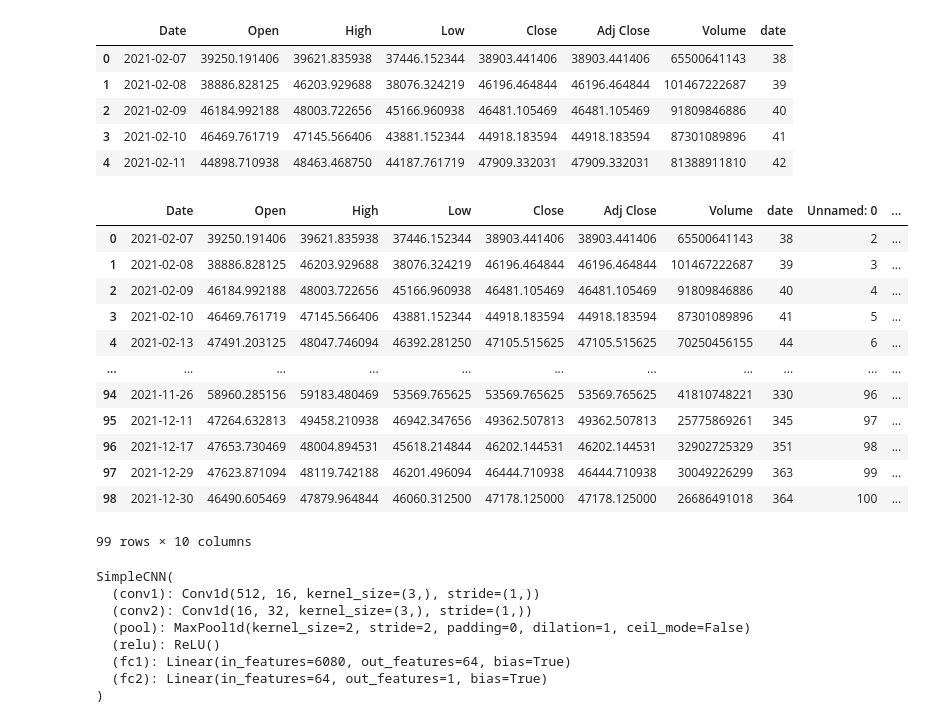
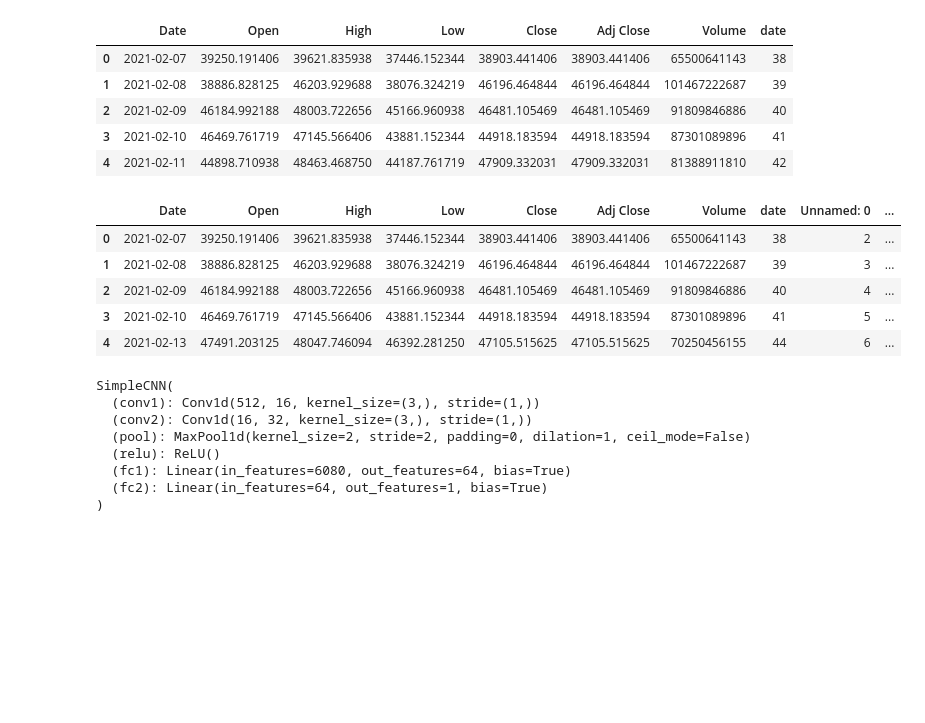
Before and after one commit to Vishnu-3101/A-Multimodal-Deep-Learning-Model-for-Bitcoin-Price-Prediction-with-News-and-Market-Prices, a Jupyter notebook: Bert.ipynb, the cells around one changed output. Drawn from its saved outputs; the diff is of its cells as text; code cells hidden in the pictures; blank space fills up the shorter version.

```diff
--- a/Bert.ipynb
+++ b/Bert.ipynb
@@ -48,2 +47,0 @@ grouped_tweets.to_csv('/content/drive/MyDrive/new_cleaned.csv')
-# %%
-grouped_tweets = grouped_tweets.dropna(subset='concatenated_text')
@@ -136,31 +47,0 @@ grouped_tweets.head()
-# %%
-from tqdm import tqdm
-import re
-
-# Load spaCy English model
-spacy.require_gpu()
-nlp = spacy.load("en_core_web_sm")
-nlp.max_length = 1000000
-stop_words = spacy.lang.en.stop_words.STOP_WORDS
-
-# tweets_data = tweets_data.sort_values(by = 'date')
-# tweets_data_small = tweets_data.iloc[:int(len(tweets_data)*0.001)]
-# print("Tweets to preprocess",len(tweets_data_small))
-# tweets_data_small.reset_index(inplace=True)
-
-# tweets_data_small['text']
-
-for i,s in enumerate(tqdm(grouped_tweets['concatenated_text'].to_pandas(),position=0, leave=True)):
-    text = str(grouped_tweets.loc[i, 'concatenated_text'])
-    text = text.replace("#", "")
-    text = re.sub('https?://(?:[-\w.]|(?:%[\da-fA-F]{2}))+', '', text, flags=re.MULTILINE)
-    text = re.sub('@\\w+ *', '', text, flags=re.MULTILINE)
-    if len(text)<1000000:
-      filtered_words = nlp(text)
-    else:
-      filtered_words = nlp(text[0:1000000])
-    lemmatized_tokens = [token.lemma_ for token in filtered_words]
-    filtered_tokens = [token for token in lemmatized_tokens if token not in stop_words]
-    text = " ".join(filtered_tokens)
-    text = re.sub('[^A-Za-z0-9]+', ' ', text)
-    grouped_tweets.loc[i, 'concatenated_text']= text
@@ -293,23 +95,15 @@ btc_data.head()
 | 2 | 2021-02-09 | 46184.992188 | 48003.722656 | 45166.960938 | 46481.105469 | 46481.105469 | 91809846886 | 40 |
 | 3 | 2021-02-10 | 46469.761719 | 47145.566406 | 43881.152344 | 44918.183594 | 44918.183594 | 87301089896 | 41 |
 | 4 | 2021-02-11 | 44898.710938 | 48463.468750 | 44187.761719 | 47909.332031 | 47909.332031 | 81388911810 | 42 |
-# %%
-btc_data = cudf.from_pandas(btc_data)
 # %%
-combined_data = cudf.merge(btc_data, grouped_tweets, on='date', how='inner')
+# combined_data = cudf.merge(btc_data, grouped_tweets, on='date', how='inner')
+combined_data = pd.merge(btc_data, grouped_tweets, on='date', how='inner')
 # %%
-combined_data
+combined_data.head()
 # %% [output]
 |  | Date | Open | High | Low | Close | Adj Close | Volume | date | Unnamed: 0 | ... |
 | 0 | 2021-02-07 | 39250.191406 | 39621.835938 | 37446.152344 | 38903.441406 | 38903.441406 | 65500641143 | 38 | 2 | ... |
 | 1 | 2021-02-08 | 38886.828125 | 46203.929688 | 38076.324219 | 46196.464844 | 46196.464844 | 101467222687 | 39 | 3 | ... |
 | 2 | 2021-02-09 | 46184.992188 | 48003.722656 | 45166.960938 | 46481.105469 | 46481.105469 | 91809846886 | 40 | 4 | ... |
 | 3 | 2021-02-10 | 46469.761719 | 47145.566406 | 43881.152344 | 44918.183594 | 44918.183594 | 87301089896 | 41 | 5 | ... |
 | 4 | 2021-02-13 | 47491.203125 | 48047.746094 | 46392.281250 | 47105.515625 | 47105.515625 | 70250456155 | 44 | 6 | ... |
-| ... | ... | ... | ... | ... | ... | ... | ... | ... | ... | ... |
-| 94 | 2021-11-26 | 58960.285156 | 59183.480469 | 53569.765625 | 53569.765625 | 53569.765625 | 41810748221 | 330 | 96 | ... |
-| 95 | 2021-12-11 | 47264.632813 | 49458.210938 | 46942.347656 | 49362.507813 | 49362.507813 | 25775869261 | 345 | 97 | ... |
-| 96 | 2021-12-17 | 47653.730469 | 48004.894531 | 45618.214844 | 46202.144531 | 46202.144531 | 32902725329 | 351 | 98 | ... |
-| 97 | 2021-12-29 | 47623.871094 | 48119.742188 | 46201.496094 | 46444.710938 | 46444.710938 | 30049226299 | 363 | 99 | ... |
-| 98 | 2021-12-30 | 46490.605469 | 47879.964844 | 46060.312500 | 47178.125000 | 47178.125000 | 26686491018 | 364 | 100 | ... |
-99 rows × 10 columns
```
Also changed, not shown: parts of 45 cells of this notebook.
